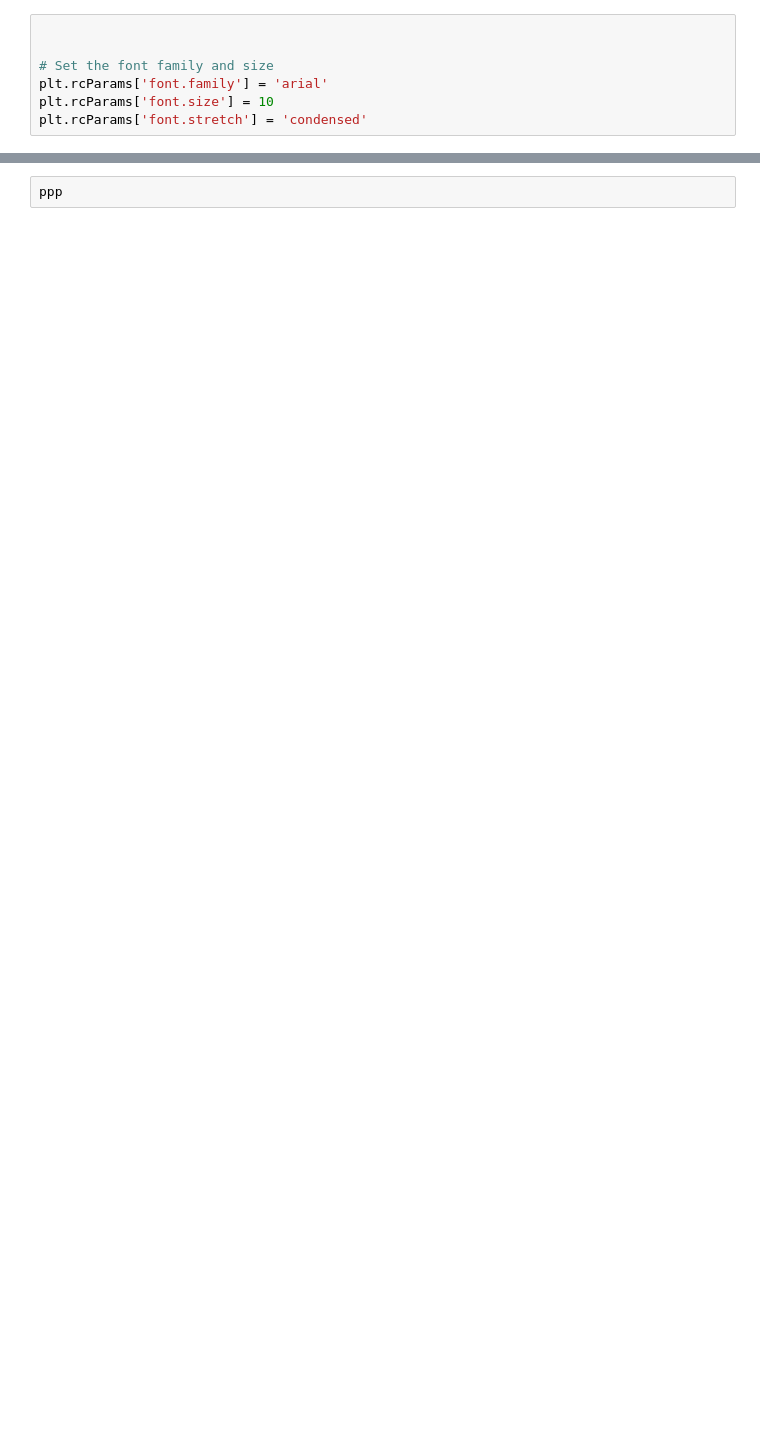
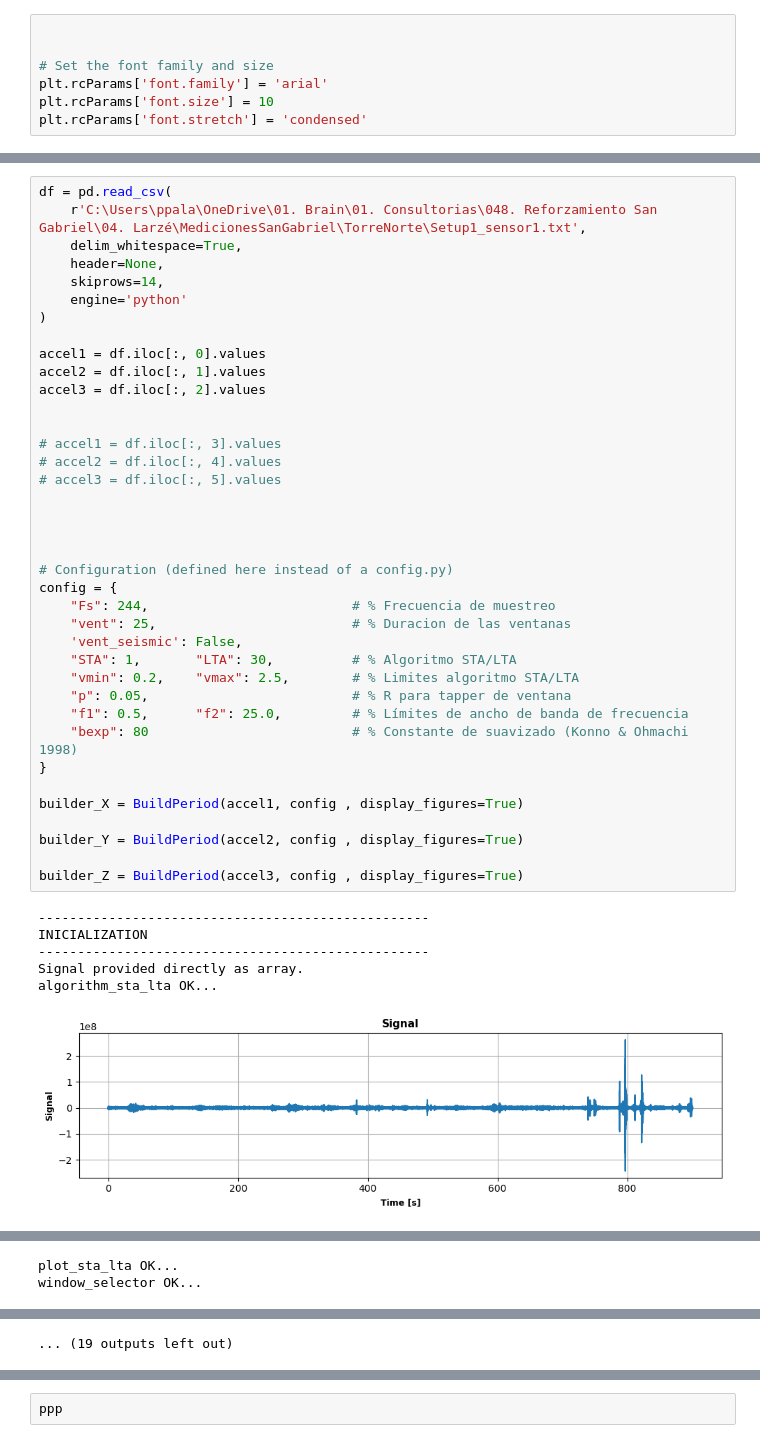
Before and after one commit to ppalacios92/AmbientSoilPeriod, a Jupyter notebook: notebooks/Main.ipynb, the cells around one changed output, grey strips where cells are left out. Saved outputs shown, nothing was run; the diff lists cells and outputs as text; blank space fills up the shorter version.

Commit message:
Update Seismic

```diff
--- a/notebooks/Main.ipynb
+++ b/notebooks/Main.ipynb
@@ -32,0 +93,45 @@ config = {
+# %%
+df = pd.read_csv(
+    r'C:\Users\ppala\OneDrive\01. Brain\01. Consultorias\048. Reforzamiento San Gabriel\04. Larzé\MedicionesSanGabriel\TorreNorte\Setup1_sensor1.txt',
+    delim_whitespace=True,
+    header=None,
+    skiprows=14,
+    engine='python'
+)
+
+accel1 = df.iloc[:, 0].values
+accel2 = df.iloc[:, 1].values
+accel3 = df.iloc[:, 2].values
+
+
+# accel1 = df.iloc[:, 3].values
+# accel2 = df.iloc[:, 4].values
+# accel3 = df.iloc[:, 5].values
+
+
+
+
+# Configuration (defined here instead of a config.py)
+config = {
+    "Fs": 244,                          # % Frecuencia de muestreo
+    "vent": 25,                         # % Duracion de las ventanas
+    'vent_seismic': False,
+    "STA": 1,       "LTA": 30,          # % Algoritmo STA/LTA
+    "vmin": 0.2,    "vmax": 2.5,        # % Limites algoritmo STA/LTA
+    "p": 0.05,                          # % R para tapper de ventana
+    "f1": 0.5,      "f2": 25.0,         # % Límites de ancho de banda de frecuencia
+    "bexp": 80                          # % Constante de suavizado (Konno & Ohmachi 1998)
+}
+
+builder_X = BuildPeriod(accel1, config , display_figures=True)
+
+builder_Y = BuildPeriod(accel2, config , display_figures=True)
+
+builder_Z = BuildPeriod(accel3, config , display_figures=True)
+# %% [output]
+--------------------------------------------------
+INICIALIZATION
+--------------------------------------------------
+Signal provided directly as array.
+algorithm_sta_lta OK...
+[figure, added]
@@ -32,0 +141,2 @@ config = {
+plot_sta_lta OK...
+window_selector OK...
@@ -33 +159,2 @@ config = {
+... (19 outputs left out)
 # %%
```
Also changed, not shown: parts of 16 cells of this notebook, 4 other files.
